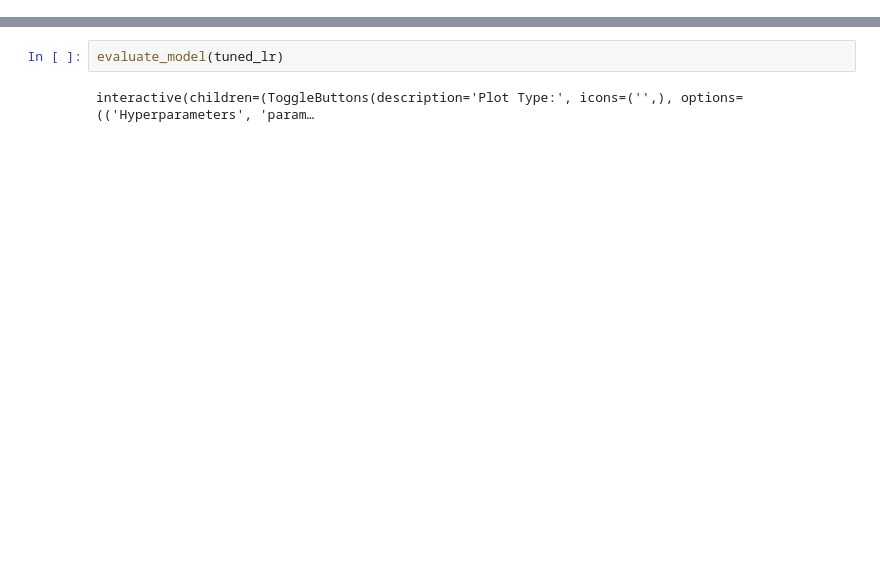
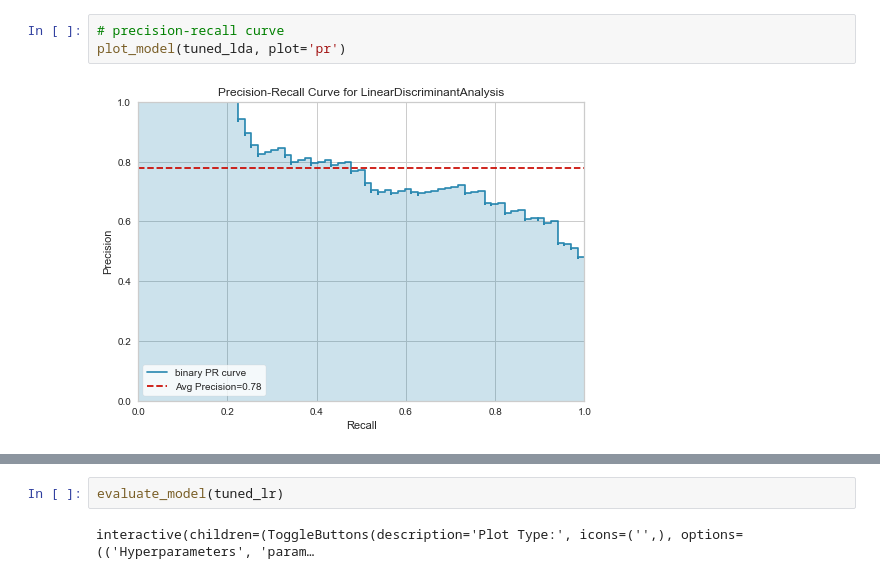
Before and after one commit to koayst/pycaret_pima-indians-diabetes, a Jupyter notebook: PyCaret-Pima-Indians-Diabetes.ipynb, the cells around one changed output, grey strips where cells are left out. Saved outputs shown, nothing was run; the diff lists cells and outputs as text; blank space fills up the shorter version.

```diff
--- a/PyCaret-Pima-Indians-Diabetes.ipynb
+++ b/PyCaret-Pima-Indians-Diabetes.ipynb
@@ -149,0 +188,5 @@ plot_model(tuned_lr, plot='confusion_matrix')
+# %%
+# precision-recall curve
+plot_model(tuned_lda, plot='pr')
+# %% [output]
+[figure, added]
```
Also changed, not shown: parts of 41 cells of this notebook.
